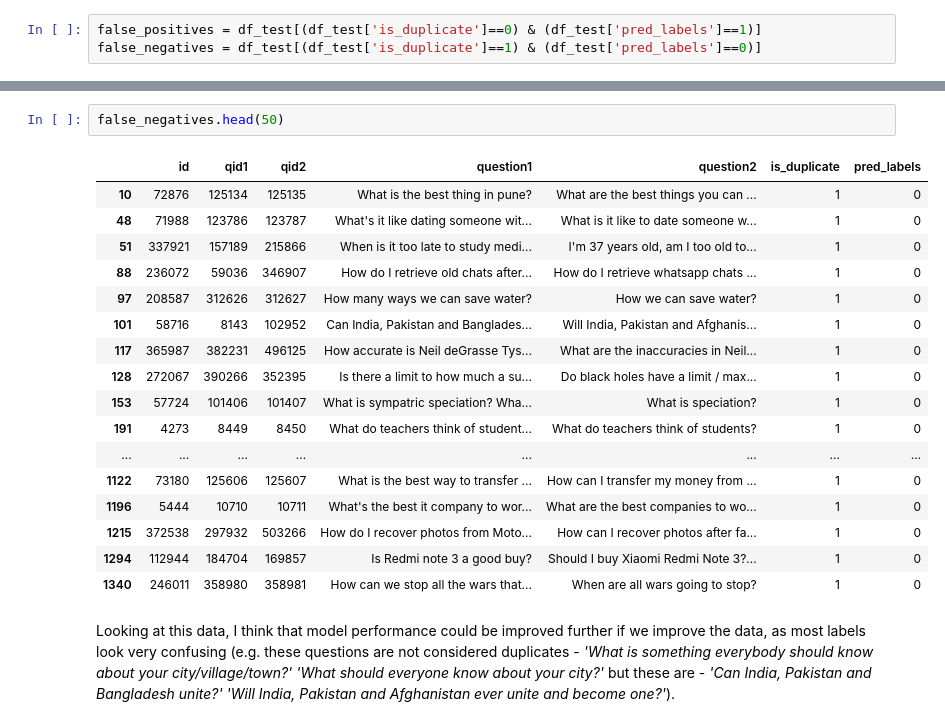
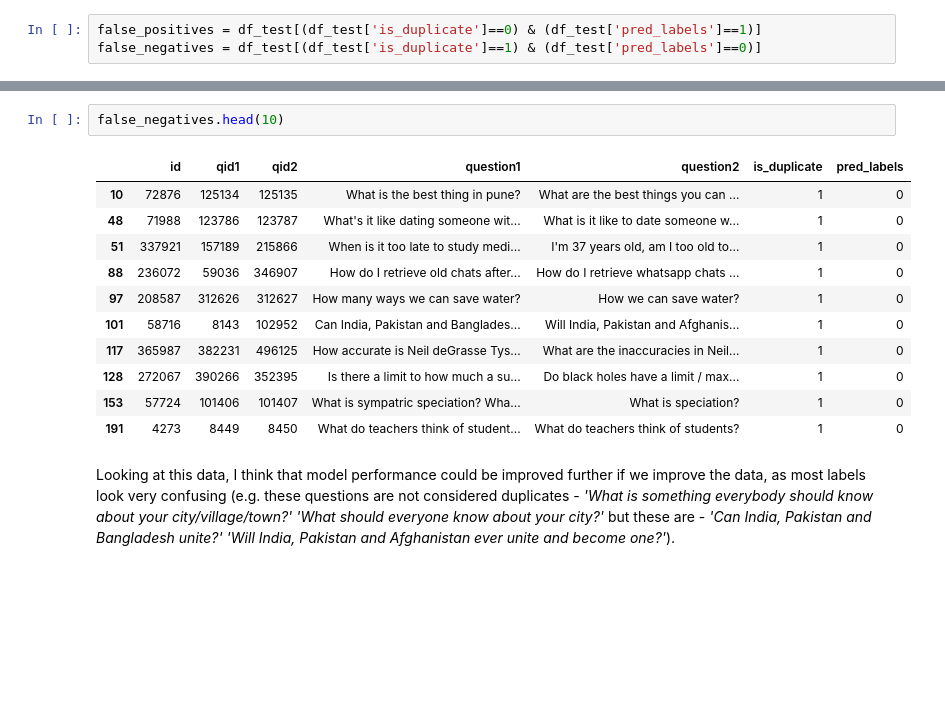
Before and after one commit to trimm-trabb/Duplicate-Question-Classifier, a Jupyter notebook: Duplicate-Question-Classifier.ipynb, the cells around one changed output, grey strips where cells are left out. Drawn from its saved outputs; the diff is of its cells as text; blank space fills up the shorter version.

```diff
--- a/Duplicate-Question-Classifier.ipynb
+++ b/Duplicate-Question-Classifier.ipynb
@@ -750,22 +720,16 @@ false_positives.head(50)
 # %%
-false_negatives.head(50)
+false_negatives.head(10)
 # %% [output]
 |  | id | qid1 | qid2 | question1 | question2 | is_duplicate | pred_labels |
 | 10 | 72876 | 125134 | 125135 | What is the best thing in pune? | What are the best things you can ... | 1 | 0 |
 | 48 | 71988 | 123786 | 123787 | What's it like dating someone wit... | What is it like to date someone w... | 1 | 0 |
 | 51 | 337921 | 157189 | 215866 | When is it too late to study medi... | I'm 37 years old, am I too old to... | 1 | 0 |
 | 88 | 236072 | 59036 | 346907 | How do I retrieve old chats after... | How do I retrieve whatsapp chats ... | 1 | 0 |
 | 97 | 208587 | 312626 | 312627 | How many ways we can save water? | How we can save water? | 1 | 0 |
 | 101 | 58716 | 8143 | 102952 | Can India, Pakistan and Banglades... | Will India, Pakistan and Afghanis... | 1 | 0 |
 | 117 | 365987 | 382231 | 496125 | How accurate is Neil deGrasse Tys... | What are the inaccuracies in Neil... | 1 | 0 |
 | 128 | 272067 | 390266 | 352395 | Is there a limit to how much a su... | Do black holes have a limit / max... | 1 | 0 |
 | 153 | 57724 | 101406 | 101407 | What is sympatric speciation? Wha... | What is speciation? | 1 | 0 |
 | 191 | 4273 | 8449 | 8450 | What do teachers think of student... | What do teachers think of students? | 1 | 0 |
-| ... | ... | ... | ... | ... | ... | ... | ... |
-| 1122 | 73180 | 125606 | 125607 | What is the best way to transfer ... | How can I transfer my money from ... | 1 | 0 |
-| 1196 | 5444 | 10710 | 10711 | What's the best it company to wor... | What are the best companies to wo... | 1 | 0 |
-| 1215 | 372538 | 297932 | 503266 | How do I recover photos from Moto... | How can I recover photos after fa... | 1 | 0 |
-| 1294 | 112944 | 184704 | 169857 | Is Redmi note 3 a good buy? | Should I buy Xiaomi Redmi Note 3?... | 1 | 0 |
-| 1340 | 246011 | 358980 | 358981 | How can we stop all the wars that... | When are all wars going to stop? | 1 | 0 |
 # %% [markdown]
 Looking at this data, I think that model performance could be improved further if we improve the data, as most labels look very confusing (e.g. these questions are not considered duplicates - *'What is something everybody should know about your city/village/town?'	'What should everyone know about your city?'* but these are - *'Can India, Pakistan and Bangladesh unite?'	'Will India, Pakistan and Afghanistan ever unite and become one?'*).
```
Also changed, not shown: parts of 5 cells of this notebook.
